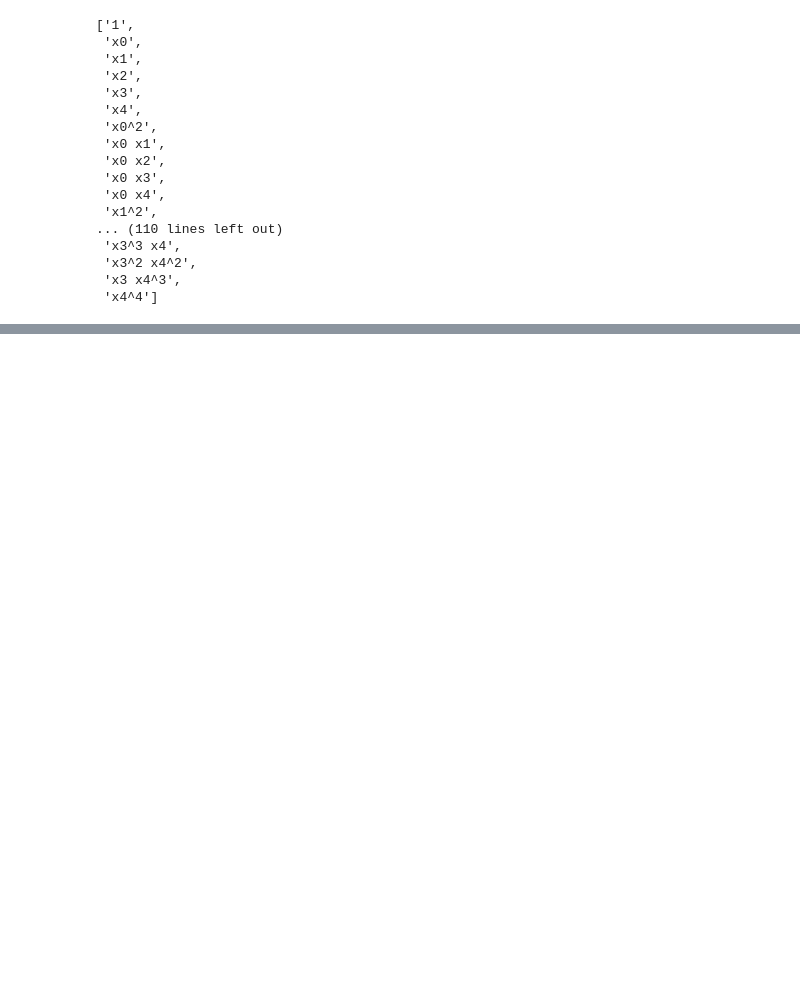
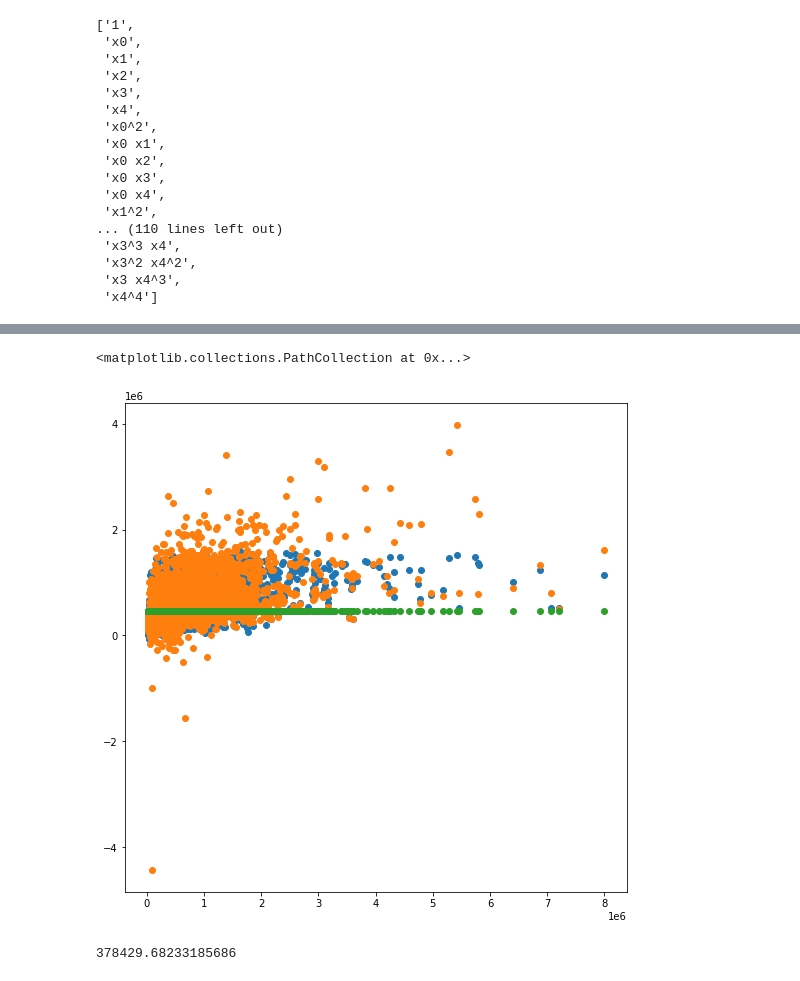
Before and after one commit to AAranda10/regression_project, a Jupyter notebook: modeling.ipynb, the cells around one changed output, grey strips where cells are left out. Cells and saved outputs as stored; diff of their text form; code cells hidden in the pictures; blank space fills up the shorter version.

Commit message:
finished modeling

```diff
--- a/modeling.ipynb
+++ b/modeling.ipynb
@@ -130,7 +130,7 @@ features:  Index(['bathroomcnt', 'bedroomcnt', 'calculatedbathnbr',
 coefficients:  [[ 129714.6420099  -108982.63989217  -26781.71316692     339.57650261
    -31021.79859825]]
 # %%
-y_train['yhat_lm'] = lm.predict(X_rfe)
+y_train['yhat_lm'] = lm.predict(lm_X_rfe)
 
 y_train.head()
 # %% [output]
@@ -207,8 +222,10 @@ output
 # %%
 from sklearn.preprocessing import PolynomialFeatures
 
+poly_X_rfe = rfe.fit_transform(X_train,y_train)
+
 poly = PolynomialFeatures(degree=4)
-X_poly = poly.fit_transform(X_rfe)
+X_poly = poly.fit_transform(poly_X_rfe)
 
 poly.get_feature_names()
 # %% [output]
@@ -232,4 +249,4 @@ poly.get_feature_names()
 # %%
 lm_poly = LinearRegression()
 lm_poly.fit(X_poly, y_train.taxvaluedollarcnt)
-y_train['yhat_poly'] = lm_poly.predict(X_poly)
+y_train['yhat_poly_1'] = lm_poly.predict(X_poly)
@@ -252,0 +267,9 @@ print(evs)
+# %%
+plt.figure(figsize=(9, 9))
+
+plt.scatter(y_train.taxvaluedollarcnt, y_train.yhat_lm, label='Linear Regression Model Predictions', marker='o')
+plt.scatter(y_train.taxvaluedollarcnt, y_train.yhat_poly_1, label='Polynomial Regression Model Predictions', marker='o')
+plt.scatter(y_train.taxvaluedollarcnt, y_train.yhat_baseline, label='Baseline Predicitions', marker='o')
+# %% [output]
+<matplotlib.collections.PathCollection at 0x...>
+[figure, added]
@@ -253,2 +283,7 @@ print(evs)
+# %%
+RMSE_poly = np.sqrt(mean_squared_error(y_train.taxvaluedollarcnt, y_train.yhat_poly_2))
+RMSE_poly
+# %% [output]
+378429.68233185686
 # %%
 y_train.head()
```
Also changed, not shown: parts of 30 cells of this notebook.
